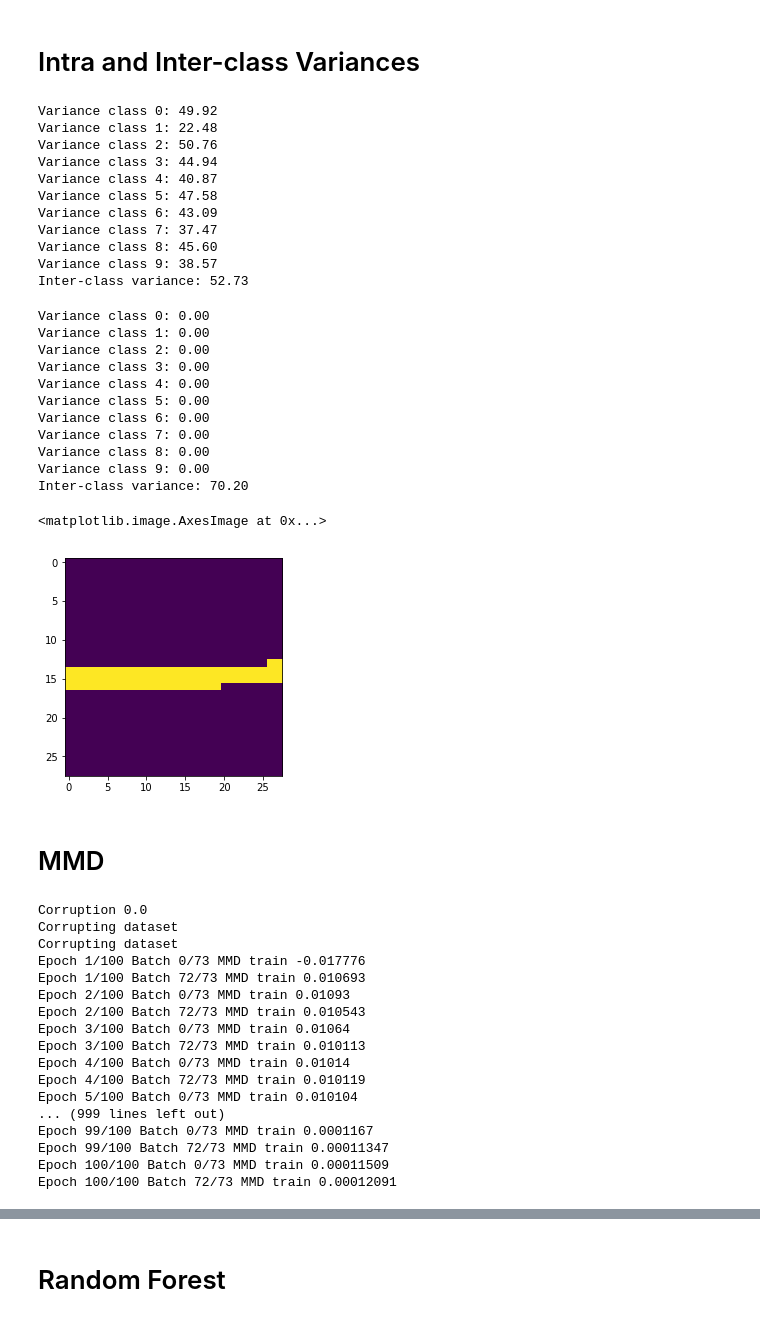
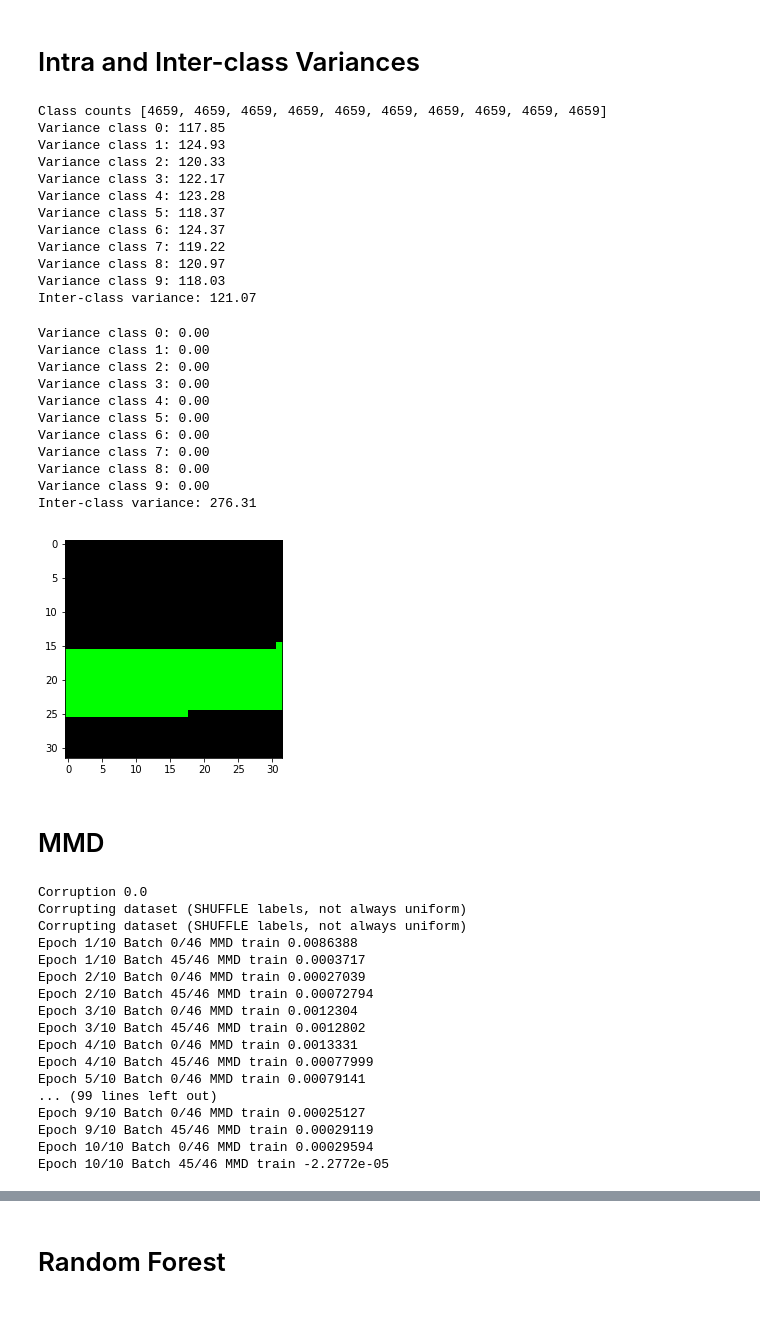
Before and after one commit to gabrielhuang/adversarial-divergence-code, a Jupyter notebook: pmi/pmi mnist.ipynb, the cells around one changed output, grey strips where cells are left out. Cells and saved outputs as stored; diff of their text form; code cells hidden in the pictures.

Commit message:
make svhn balanced dataset

```diff
--- a/pmi/pmi mnist.ipynb
+++ b/pmi/pmi mnist.ipynb
@@ -450,15 +491,16 @@ CORRUPTED 2.3283074379
 # %% [markdown]
 # Intra and Inter-class Variances
 # %%
-# Compute MNIST intra class variance and inter-class variance
+# Compute MNIST/SVHN intra class variance and inter-class variance
 X = []
 for i in xrange(10):
     X.append([])
 for x, y in train_dataset:
     X[y].append(x)
 for i in xrange(10):
-    X[i] = torch.cat(X[i]).view(-1, 28*28)
-
+    X[i] = torch.cat(X[i]).view(len(X[i]), -1)
+counts = [len(xx) for xx in X]
+print ('Class counts', counts)
 for i in xrange(10):
     mean = X[i].mean(0)
     var = ((X[i]-mean)**2).sum(1).mean()
@@ -469,52 +511,55 @@ mean = all_X.mean(0)
 var = ((all_X-mean)**2).sum(1).mean()
 print ('Inter-class variance: {:.2f}'.format(var))
 # %% [output]
-Variance class 0: 49.92
-Variance class 1: 22.48
-Variance class 2: 50.76
-Variance class 3: 44.94
-Variance class 4: 40.87
-Variance class 5: 47.58
-Variance class 6: 43.09
-Variance class 7: 37.47
-Variance class 8: 45.60
-Variance class 9: 38.57
-Inter-class variance: 52.73
+Class counts [4659, 4659, 4659, 4659, 4659, 4659, 4659, 4659, 4659, 4659]
+Variance class 0: 117.85
+Variance class 1: 124.93
+Variance class 2: 120.33
+Variance class 3: 122.17
+Variance class 4: 123.28
+Variance class 5: 118.37
+Variance class 6: 124.37
+Variance class 7: 119.22
+Variance class 8: 120.97
+Variance class 9: 118.03
+Inter-class variance: 121.07
 # %%
 # Compute Reference intra class variance and inter-class variance
 X = []
 for i in xrange(10):
     X.append([])
-for x, y in ReferenceDataset():
+for x, y in ReferenceDataset(args.dataset):
     X[y].append(x)
 for i in xrange(10):
-    X[i] = torch.cat(X[i]).view(-1, 28*28)
+    X[i] = torch.cat(X[i]).view(len(X[i]), -1)
 
 for i in xrange(10):
     mean = X[i].mean(0)
     var = ((X[i]-mean)**2).sum(1).mean()
     print ('Variance class {}: {:.2f}'.format(i, var))
 
 all_X = torch.cat(X)
 mean = all_X.mean(0)
 var = ((all_X-mean)**2).sum(1).mean()
 print ('Inter-class variance: {:.2f}'.format(var))
 
-plt.imshow(X[5].mean(0).view(28,28))
+if args.dataset == 'mnist':
+    plt.imshow(X[5].mean(0).view(28,28))
+elif  args.dataset == 'svhn':
+    plt.imshow(X[5].mean(0).view(3, 32, 32).numpy().transpose(1, 2, 0))
 # %% [output]
 Variance class 0: 0.00
 Variance class 1: 0.00
 Variance class 2: 0.00
 Variance class 3: 0.00
 Variance class 4: 0.00
 Variance class 5: 0.00
 Variance class 6: 0.00
 Variance class 7: 0.00
 Variance class 8: 0.00
 Variance class 9: 0.00
-Inter-class variance: 70.20
+Inter-class variance: 276.31
-<matplotlib.image.AxesImage at 0x...>
-[figure, old version]
+[figure, new version]
 # %% [markdown]
 # MMD
 # %%
@@ -667,27 +714,27 @@ kernel_x = GaussianKernel()
 kernel_y = ZeroOneKernel()
 joint_kernel = JointKernel(kernel_x, kernel_y)
 # %%
-all_mmds_train, all_mmds_test = compute_mmd(corruptions, joint_kernel, epochs=MMD_Epochs, reference=False)
+all_mmds_train, all_mmds_test = compute_mmd(corruptions, joint_kernel, epochs=10, reference=False)
 data = {'train': all_mmds_train,
        'test': all_mmds_test,
        'corruptions': corruptions}
 torch.save(data, '{}_real_mmd.pt'.format(args.dataset))
 # %% [output]
 Corruption 0.0
-Corrupting dataset
-Corrupting dataset
-Epoch 1/100 Batch 0/73 MMD train -0.017776
-Epoch 1/100 Batch 72/73 MMD train 0.010693
-Epoch 2/100 Batch 0/73 MMD train 0.01093
-Epoch 2/100 Batch 72/73 MMD train 0.010543
-Epoch 3/100 Batch 0/73 MMD train 0.01064
-Epoch 3/100 Batch 72/73 MMD train 0.010113
-Epoch 4/100 Batch 0/73 MMD train 0.01014
-Epoch 4/100 Batch 72/73 MMD train 0.010119
-Epoch 5/100 Batch 0/73 MMD train 0.010104
-... (999 lines left out)
-Epoch 99/100 Batch 0/73 MMD train 0.0001167
-Epoch 99/100 Batch 72/73 MMD train 0.00011347
-Epoch 100/100 Batch 0/73 MMD train 0.00011509
-Epoch 100/100 Batch 72/73 MMD train 0.00012091
+Corrupting dataset (SHUFFLE labels, not always uniform)
+Corrupting dataset (SHUFFLE labels, not always uniform)
+Epoch 1/10 Batch 0/46 MMD train 0.0086388
+Epoch 1/10 Batch 45/46 MMD train 0.0003717
+Epoch 2/10 Batch 0/46 MMD train 0.00027039
+Epoch 2/10 Batch 45/46 MMD train 0.00072794
+Epoch 3/10 Batch 0/46 MMD train 0.0012304
+Epoch 3/10 Batch 45/46 MMD train 0.0012802
+Epoch 4/10 Batch 0/46 MMD train 0.0013331
+Epoch 4/10 Batch 45/46 MMD train 0.00077999
+Epoch 5/10 Batch 0/46 MMD train 0.00079141
+... (99 lines left out)
+Epoch 9/10 Batch 0/46 MMD train 0.00025127
+Epoch 9/10 Batch 45/46 MMD train 0.00029119
+Epoch 10/10 Batch 0/46 MMD train 0.00029594
+Epoch 10/10 Batch 45/46 MMD train -2.2772e-05
 # %%
```
Also changed, not shown: parts of 10 cells of this notebook.
